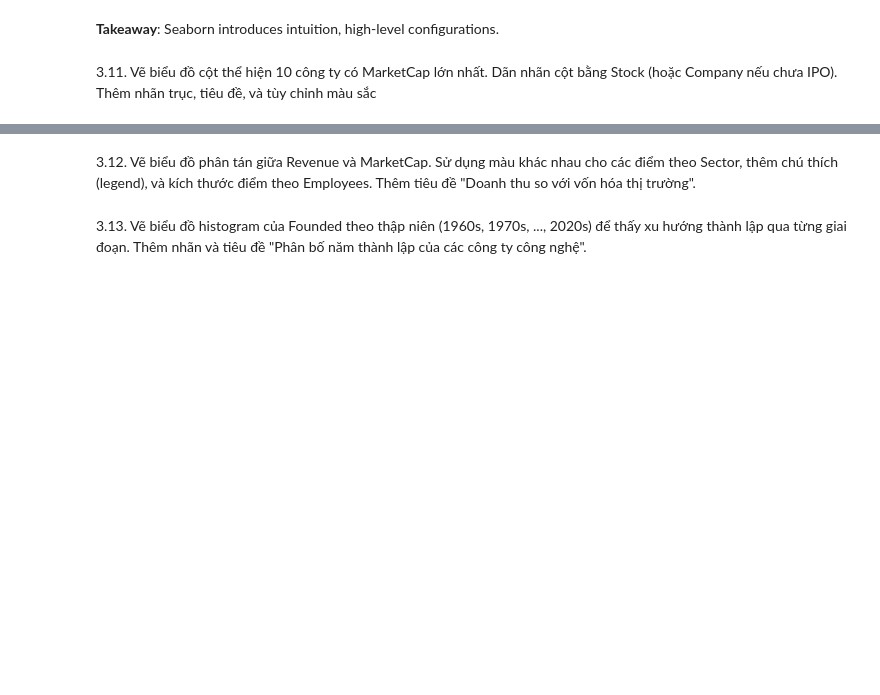
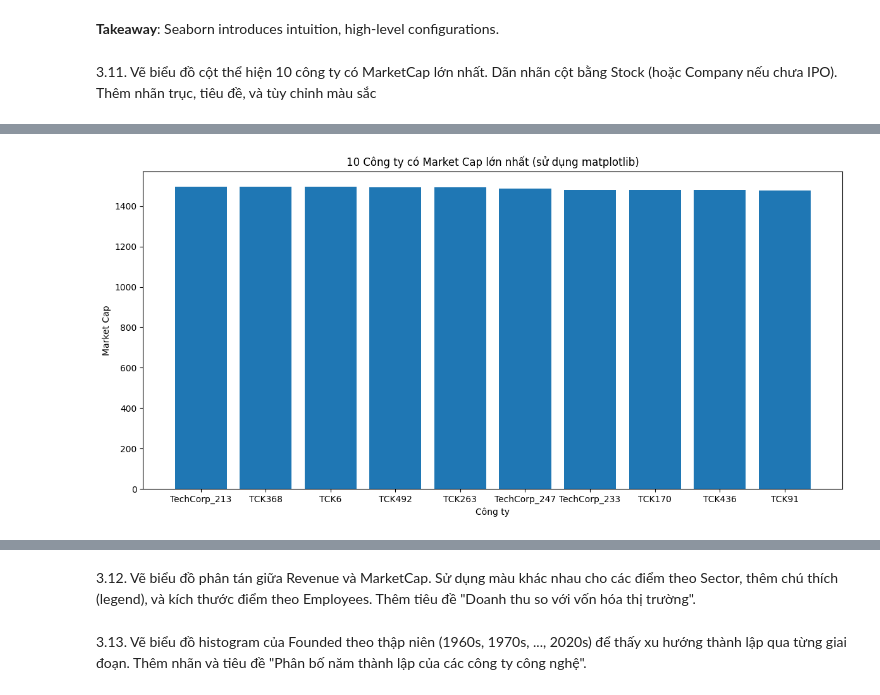
Before and after one commit to ntung-07/LAP-TRINH-PYTHON-NEU, a Jupyter notebook: KTRA_GIUA_KY/KT_De1_2025.ipynb, the cells around one changed output, grey strips where cells are left out. Drawn from its saved outputs; the diff is of its cells as text; code cells hidden in the pictures; blank space fills up the shorter version.

```diff
--- a/KTRA_GIUA_KY/KT_De1_2025.ipynb
+++ b/KTRA_GIUA_KY/KT_De1_2025.ipynb
@@ -389,3 +389,19 @@ Passing `palette` without assigning `hue` is deprecated and will be removed in v
 **Takeaway**: Seaborn introduces intuition, high-level configurations.
 # %% [markdown]
 3.11. Vẽ biểu đồ cột thể hiện 10 công ty có MarketCap lớn nhất. Dãn nhãn cột bằng Stock (hoặc Company nếu chưa IPO). Thêm nhãn trục, tiêu đề, và tùy chỉnh màu sắc
+# %%
+# using matplotlib
+# x: stock (=company nếu chưa IPO)
+# y: MarketCap
+
+# Step 1: Narrow down the scope
+top_10_marketcap = df.sort_values(by="MarketCap", ascending=False).nlargest(10, columns="MarketCap").copy()
+
+# Step 2: (Optional) create a new column named Label, define logic for its content
+top_10_marketcap["Label"] = top_10_marketcap.apply(
+    lambda row: row["Stock"] if pd.notna(row["Stock"]) else row["Company"],
+    axis=1
+)
+
+# Visualize resulting dataframe
+top_10_marketcap
@@ -391,0 +420,21 @@ Passing `palette` without assigning `hue` is deprecated and will be removed in v
+# %%
+# using matplotlib
+# x: stock (=company nếu chưa IPO)
+# y: MarketCap
+
+# x
+label = top_10_marketcap["Label"]
+# y
+market_caps = top_10_marketcap["MarketCap"]
+
+plt.figure(figsize=(12, 6))
+
+plt.bar(label,market_caps)
+plt.title("10 Công ty có Market Cap lớn nhất (sử dụng matplotlib)")
+plt.xlabel("Công ty")
+plt.ylabel("Market Cap")
+plt.xticks(rotation=0)
+plt.tight_layout()
+plt.show()
+# %% [output]
+[figure, added]
```
Also changed, not shown: parts of 3 cells of this notebook.
